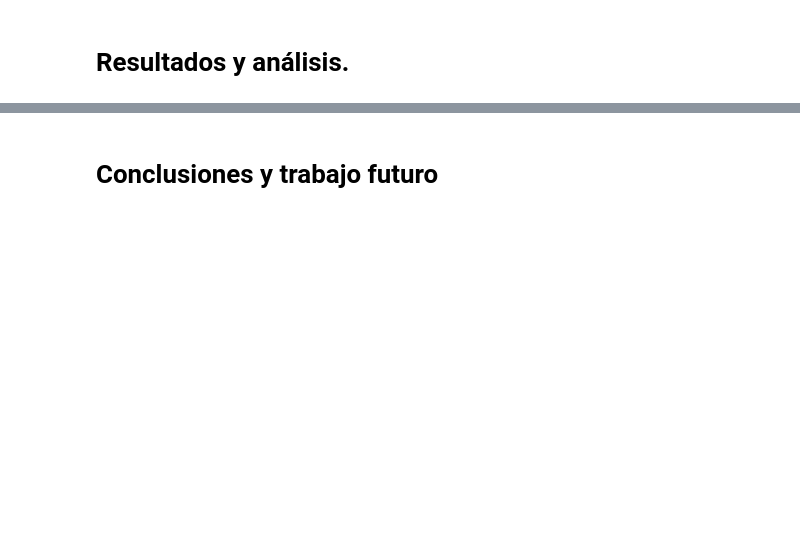
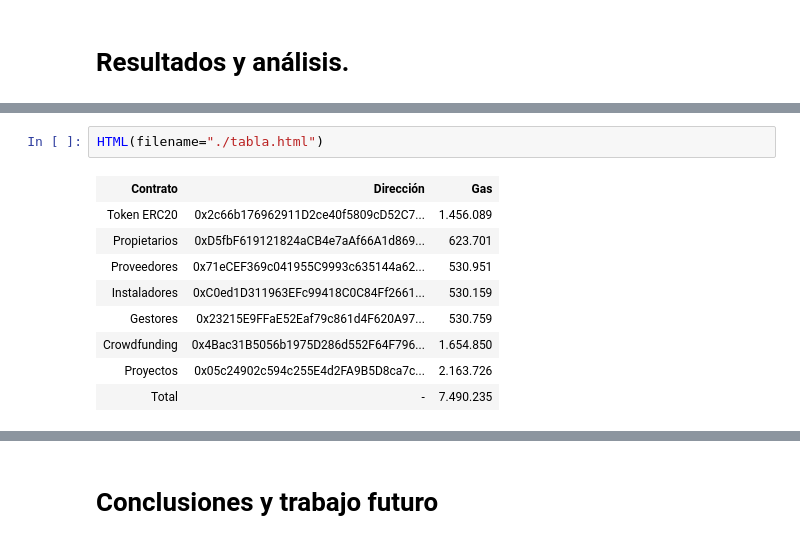
Before and after one commit to rsilvav/blockchain_gd, a Jupyter notebook: slides/Slides.ipynb, the cells around one changed output, grey strips where cells are left out. Saved outputs shown, nothing was run; the diff lists cells and outputs as text; blank space fills up the shorter version.

```diff
--- a/slides/Slides.ipynb
+++ b/slides/Slides.ipynb
@@ -628,0 +603,12 @@ table, th, td {
+# %%
+HTML(filename="./tabla.html")
+# %% [output]
+| Contrato | Dirección | Gas |
+| Token ERC20 | 0x2c66b176962911D2ce40f5809cD52C7... | 1.456.089 |
+| Propietarios | 0xD5fbF619121824aCB4e7aAf66A1d869... | 623.701 |
+| Proveedores | 0x71eCEF369c041955C9993c635144a62... | 530.951 |
+| Instaladores | 0xC0ed1D311963EFc99418C0C84Ff2661... | 530.159 |
+| Gestores | 0x23215E9FFaE52Eaf79c861d4F620A97... | 530.759 |
+| Crowdfunding | 0x4Bac31B5056b1975D286d552F64F796... | 1.654.850 |
+| Proyectos | 0x05c24902c594c255E4d2FA9B5D8ca7c... | 2.163.726 |
+| Total | - | 7.490.235 |
```
Also changed, not shown: parts of 176 cells of this notebook.
